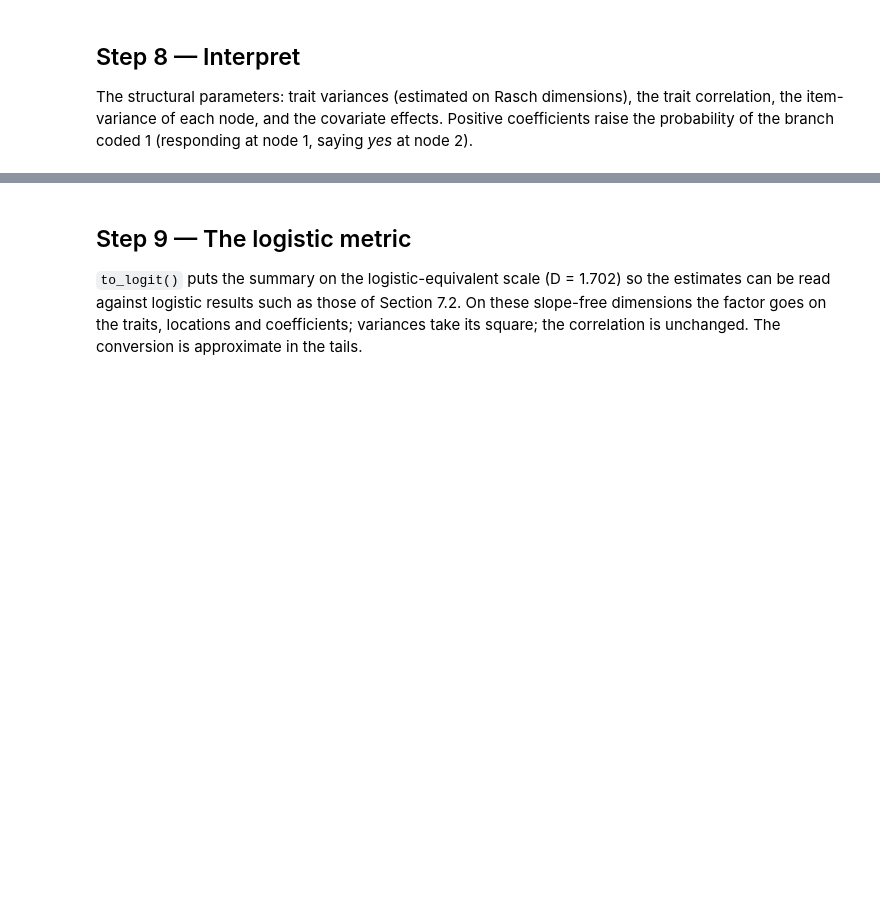
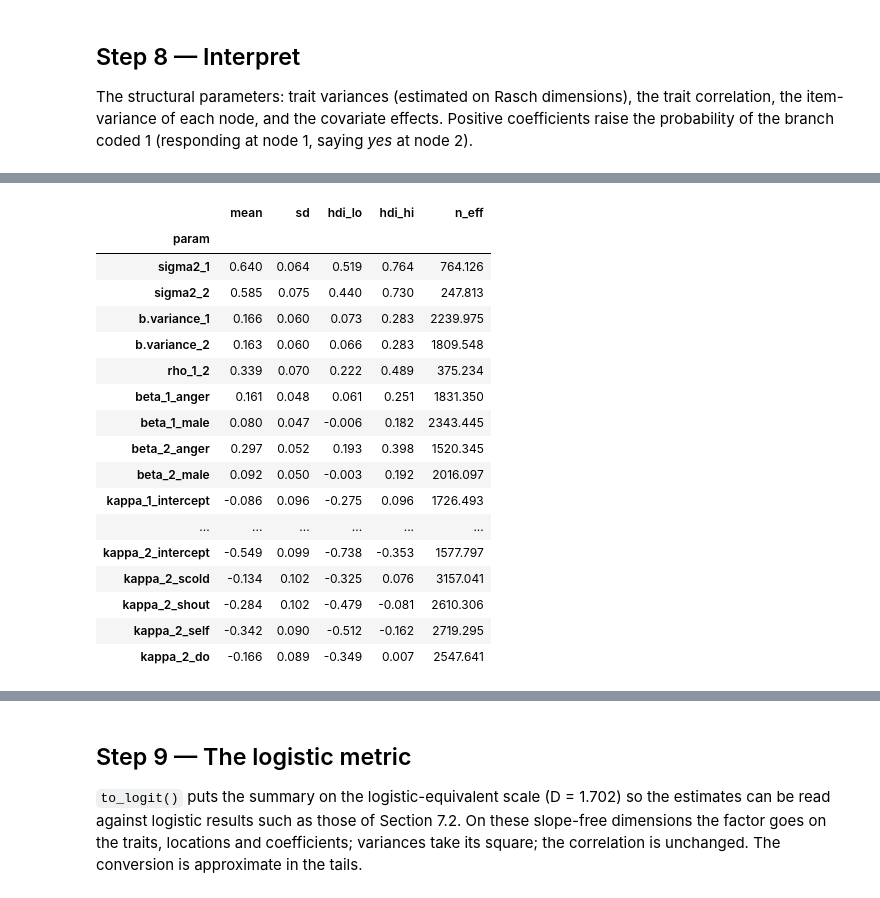
Before and after one commit to Juste-mehou/irtree-0.4.0, a Jupyter notebook: replication/verbagg/61_verbagg_workflow.ipynb, the cells around one changed output, grey strips where cells are left out. Saved outputs shown, nothing was run; the diff lists cells and outputs as text; code cells hidden in the pictures; blank space fills up the shorter version.

```diff
--- a/replication/verbagg/61_verbagg_workflow.ipynb
+++ b/replication/verbagg/61_verbagg_workflow.ipynb
@@ -315,0 +324,22 @@ summ.loc[structural, ["mean", "sd", "hdi_lo", "hdi_hi", "n_eff"]].round(3)
+# %%
+structural = [n for n in summ.index if n.startswith(("sigma2", "rho", "b.variance", "beta_", "kappa_"))]
+summ.loc[structural, ["mean", "sd", "hdi_lo", "hdi_hi", "n_eff"]].round(3)
+# %% [output]
+|  | mean | sd | hdi_lo | hdi_hi | n_eff |
+| param |  |  |  |  |  |
+| sigma2_1 | 0.640 | 0.064 | 0.519 | 0.764 | 764.126 |
+| sigma2_2 | 0.585 | 0.075 | 0.440 | 0.730 | 247.813 |
+| b.variance_1 | 0.166 | 0.060 | 0.073 | 0.283 | 2239.975 |
+| b.variance_2 | 0.163 | 0.060 | 0.066 | 0.283 | 1809.548 |
+| rho_1_2 | 0.339 | 0.070 | 0.222 | 0.489 | 375.234 |
+| beta_1_anger | 0.161 | 0.048 | 0.061 | 0.251 | 1831.350 |
+| beta_1_male | 0.080 | 0.047 | -0.006 | 0.182 | 2343.445 |
+| beta_2_anger | 0.297 | 0.052 | 0.193 | 0.398 | 1520.345 |
+| beta_2_male | 0.092 | 0.050 | -0.003 | 0.192 | 2016.097 |
+| kappa_1_intercept | -0.086 | 0.096 | -0.275 | 0.096 | 1726.493 |
+| ... | ... | ... | ... | ... | ... |
+| kappa_2_intercept | -0.549 | 0.099 | -0.738 | -0.353 | 1577.797 |
+| kappa_2_scold | -0.134 | 0.102 | -0.325 | 0.076 | 3157.041 |
+| kappa_2_shout | -0.284 | 0.102 | -0.479 | -0.081 | 2610.306 |
+| kappa_2_self | -0.342 | 0.090 | -0.512 | -0.162 | 2719.295 |
+| kappa_2_do | -0.166 | 0.089 | -0.349 | 0.007 | 2547.641 |
```
Also changed, not shown: parts of 19 cells of this notebook.
